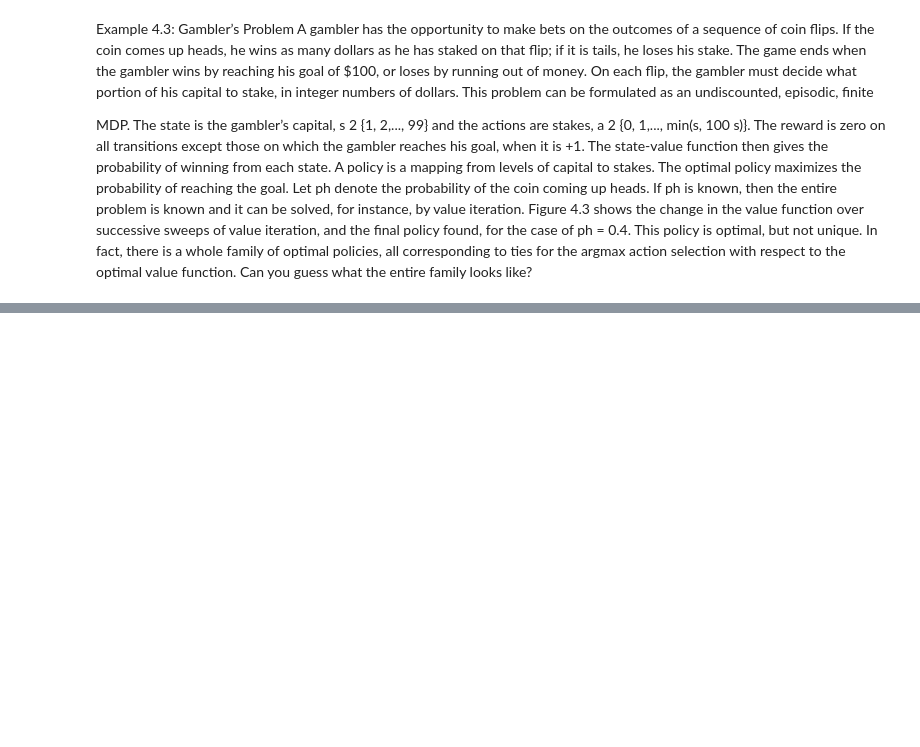
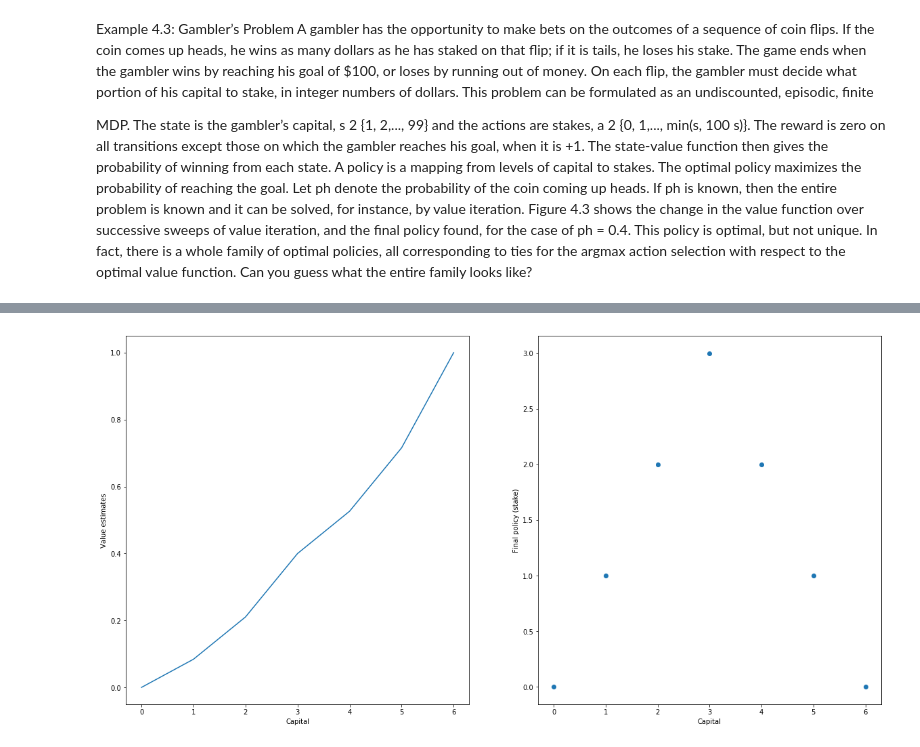
Before and after one commit to opraveen/reinforcement-learning-an-introduction, a Jupyter notebook: chapter04/Gamblers Problem.ipynb, the cells around one changed output, grey strips where cells are left out. Saved outputs shown, nothing was run; the diff lists cells and outputs as text; code cells hidden in the pictures; blank space fills up the shorter version.

```diff
--- a/chapter04/Gamblers Problem.ipynb
+++ b/chapter04/Gamblers Problem.ipynb
@@ -35,0 +117,4 @@ import matplotlib.pyplot as plt
+# %%
+gamblers_problem(GOAL=6, HEAD_PROB=0.4, break_ties="last")
+# %% [output]
+[figure, added]
```
Also changed, not shown: parts of 15 cells of this notebook.
